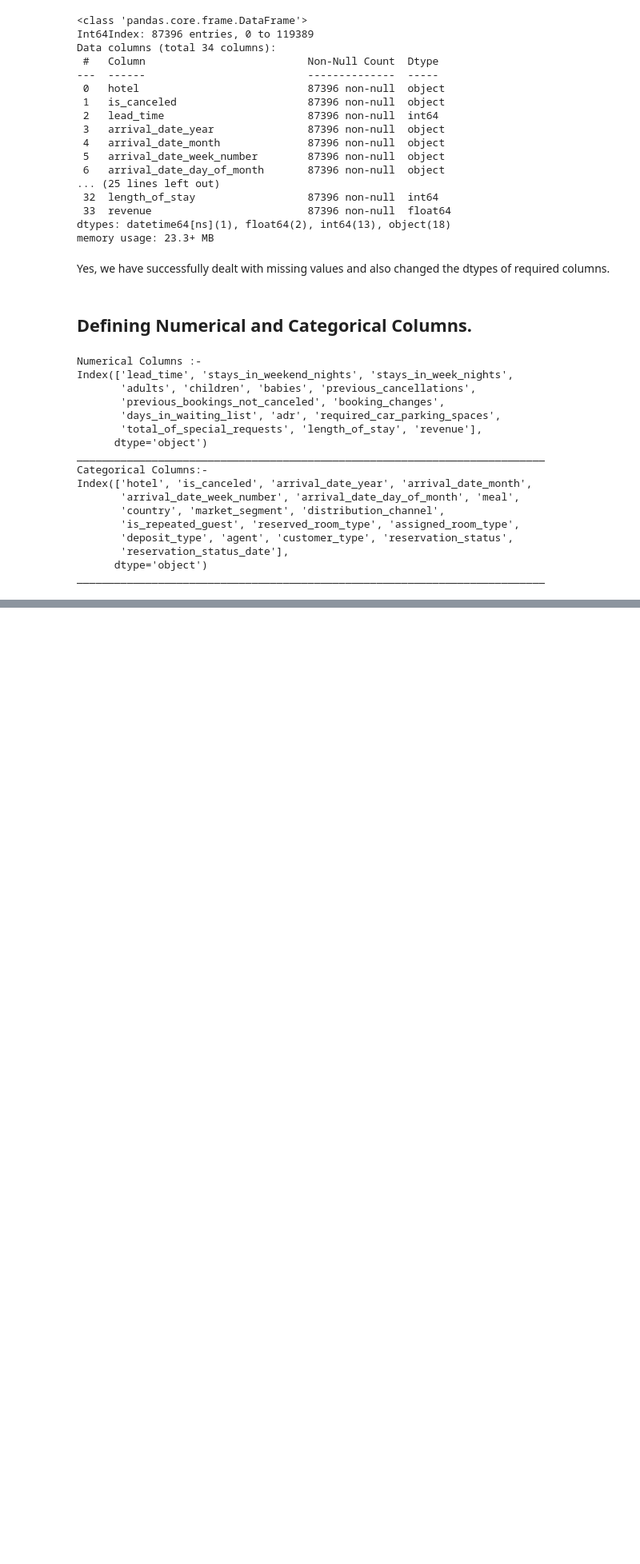
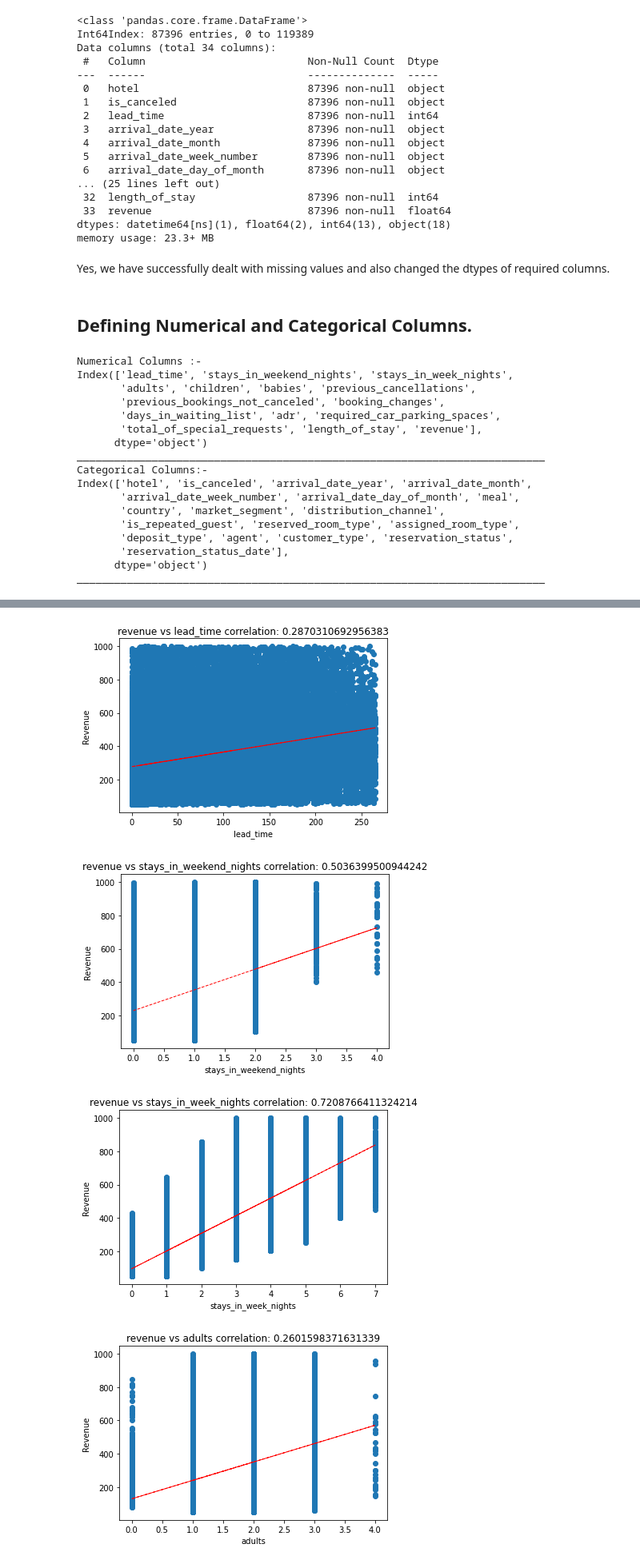
Before and after one commit to shubhpanchal/EDA--HotelAnalysis-AlmabetterCapstoneProject, a Jupyter notebook: Copy_of_Hotel_Booking_Analysis_Capstone_Project.ipynb, the cells around one changed output, grey strips where cells are left out. Shown: that part at 80% size. Saved outputs shown, nothing was run; the diff lists cells and outputs as text; code cells hidden in the pictures; blank space fills up the shorter version.

```diff
--- a/Copy_of_Hotel_Booking_Analysis_Capstone_Project.ipynb
+++ b/Copy_of_Hotel_Booking_Analysis_Capstone_Project.ipynb
@@ -339,0 +472,22 @@ ___________________________________________________________________________
+# %%
+for col in numerical.drop(['revenue']):
+  fig = plt.figure(figsize = (6,4))
+  ax = fig.gca()
+  feature = hotel[col]
+  label = hotel['revenue']
+  correlation = feature.corr(label)
+  plt.scatter(x=feature, y = label)
+  plt.xlabel(col)
+  plt.ylabel('Revenue')
+  ax.set_title('revenue vs ' + col + ' correlation: ' + str(correlation))
+  z = np.polyfit(hotel[col], hotel['revenue'],1)
+  y_hat = np.poly1d(z)(hotel[col])
+
+  plt.plot(hotel[col], y_hat, 'r--', lw=1)
+
+plt.show()
+# %% [output]
+[figure, added]
+[figure, added]
+[figure, added]
+[figure, added]
```
Also changed, not shown: parts of 19 cells of this notebook.
